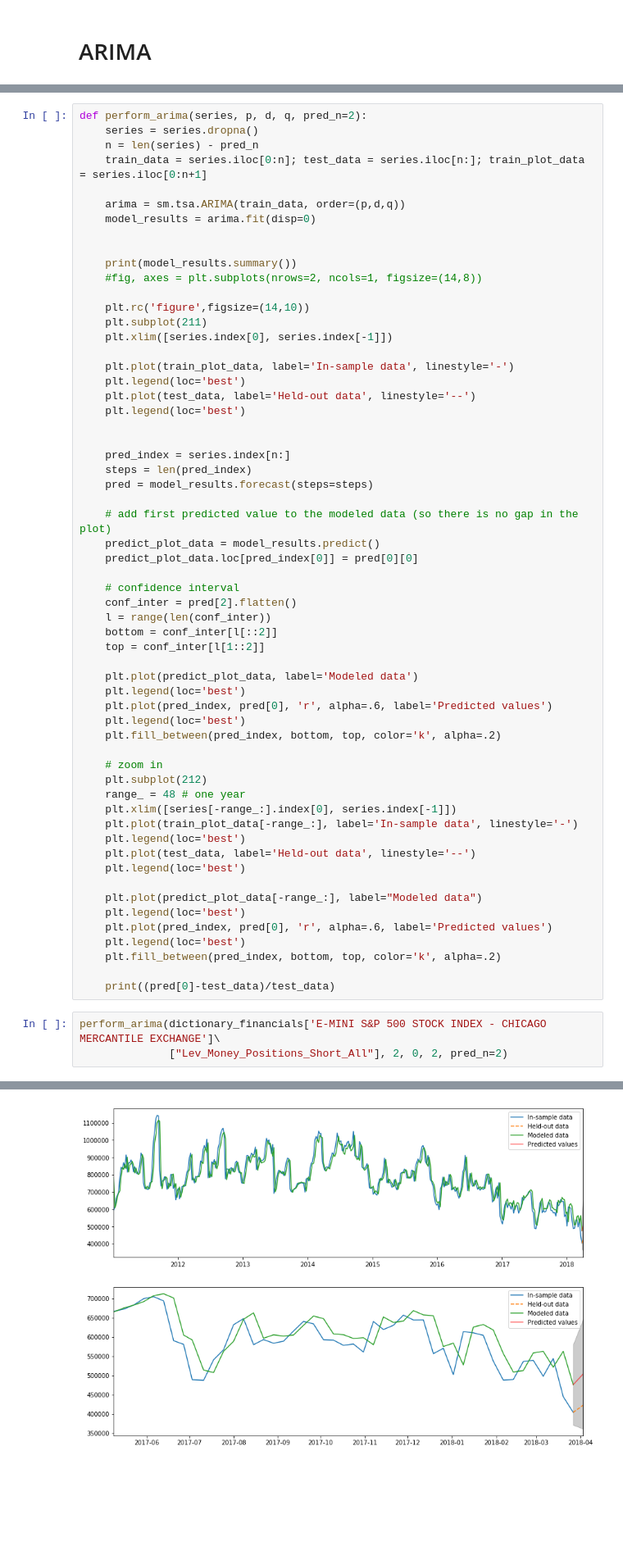
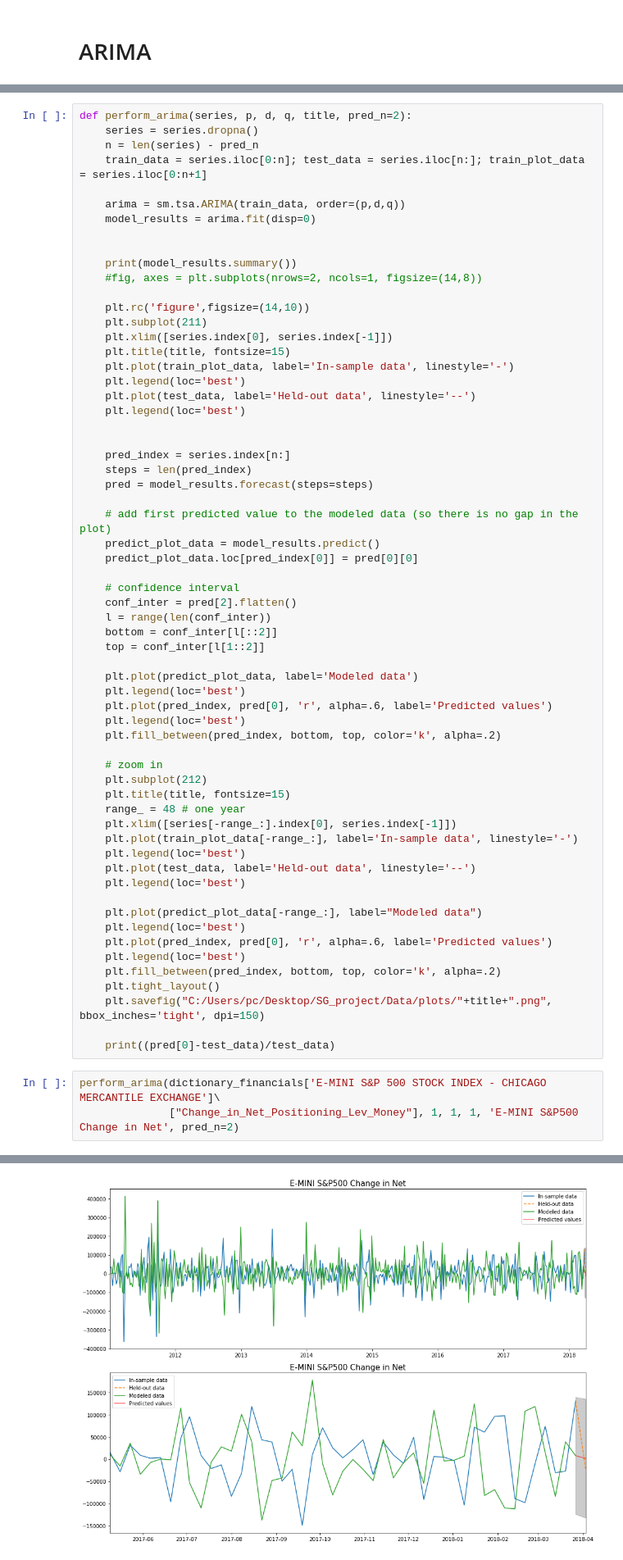
Before and after one commit to leonardich/Stats_project, a Jupyter notebook: Regression.ipynb, the cells around one changed output, grey strips where cells are left out. Shown at 82% size. Drawn from its saved outputs; the diff is of its cells as text; blank space fills up the shorter version.

Commit message:
project setup

```diff
--- a/Regression.ipynb
+++ b/Regression.ipynb
@@ -792,5 +866,5 @@ dtype: float64
 # %%
-def perform_arima(series, p, d, q, pred_n=2):
+def perform_arima(series, p, d, q, title, pred_n=2):
     series = series.dropna()
     n = len(series) - pred_n
     train_data = series.iloc[0:n]; test_data = series.iloc[n:]; train_plot_data = series.iloc[0:n+1]
@@ -805,7 +879,7 @@ def perform_arima(series, p, d, q, pred_n=2):
     plt.rc('figure',figsize=(14,10))
     plt.subplot(211)
     plt.xlim([series.index[0], series.index[-1]])
-
+    plt.title(title, fontsize=15)
     plt.plot(train_plot_data, label='In-sample data', linestyle='-')
     plt.legend(loc='best')
     plt.plot(test_data, label='Held-out data', linestyle='--')
@@ -834,6 +908,7 @@ def perform_arima(series, p, d, q, pred_n=2):
 
     # zoom in
     plt.subplot(212)
+    plt.title(title, fontsize=15)
     range_ = 48 # one year
     plt.xlim([series[-range_:].index[0], series.index[-1]])
     plt.plot(train_plot_data[-range_:], label='In-sample data', linestyle='-')
@@ -846,9 +921,11 @@ def perform_arima(series, p, d, q, pred_n=2):
     plt.plot(pred_index, pred[0], 'r', alpha=.6, label='Predicted values')
     plt.legend(loc='best')
     plt.fill_between(pred_index, bottom, top, color='k', alpha=.2)
+    plt.tight_layout()
+    plt.savefig("C:/Users/pc/Desktop/SG_project/Data/plots/"+title+".png", bbox_inches='tight', dpi=150)
 
     print((pred[0]-test_data)/test_data)
 # %%
 perform_arima(dictionary_financials['E-MINI S&P 500 STOCK INDEX - CHICAGO MERCANTILE EXCHANGE']\
-              ["Lev_Money_Positions_Short_All"], 2, 0, 2, pred_n=2)
+              ["Change_in_Net_Positioning_Lev_Money"], 1, 1, 1, 'E-MINI S&P500 Change in Net', pred_n=2)
 # %% [output]
@@ -872 +949 @@ Name: Lev_Money_Positions_Short_All, dtype: float64
-[figure, old version]
+[figure, new version]
```
Also changed, not shown: parts of 46 cells of this notebook, 1 other file.
